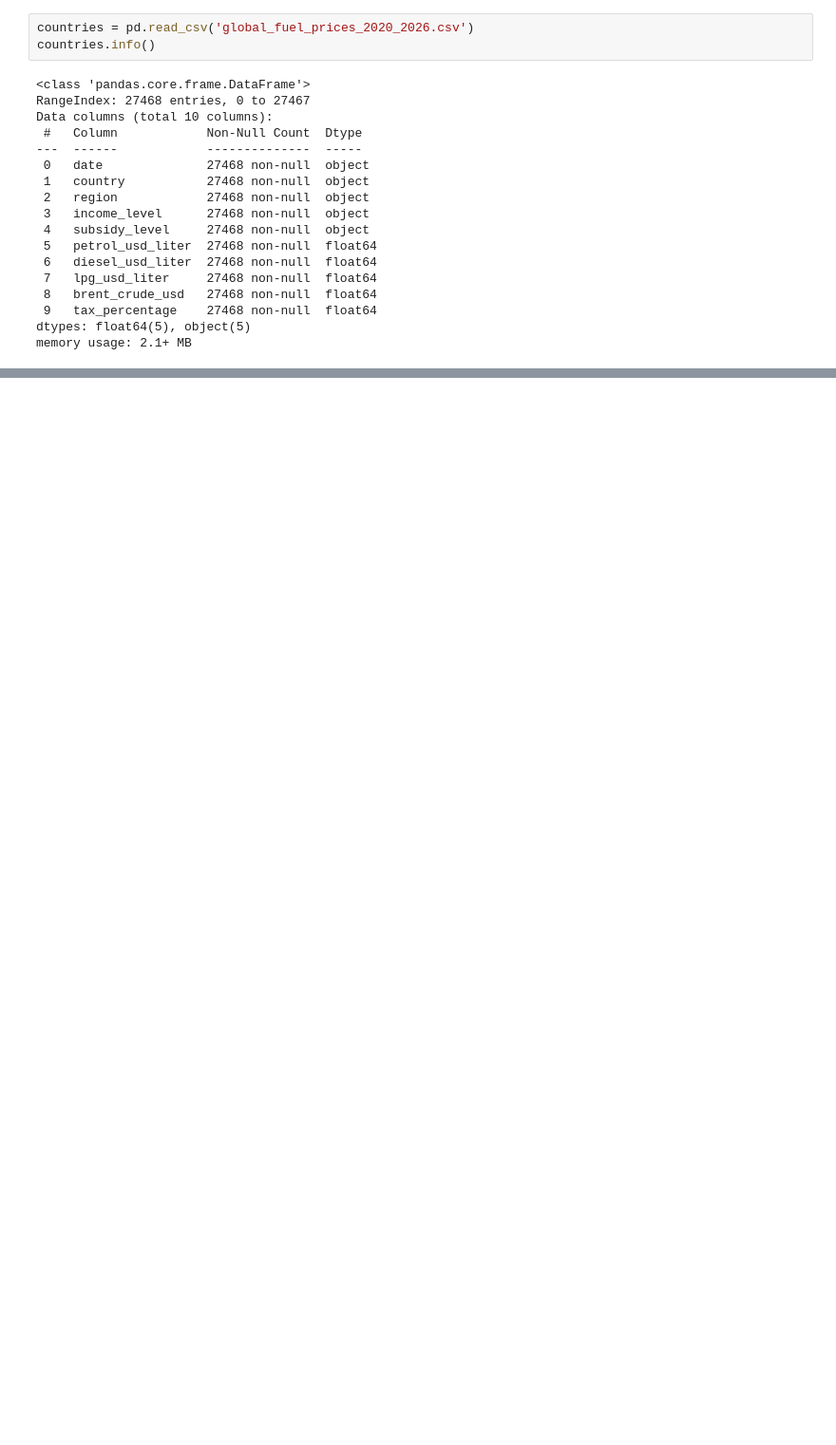
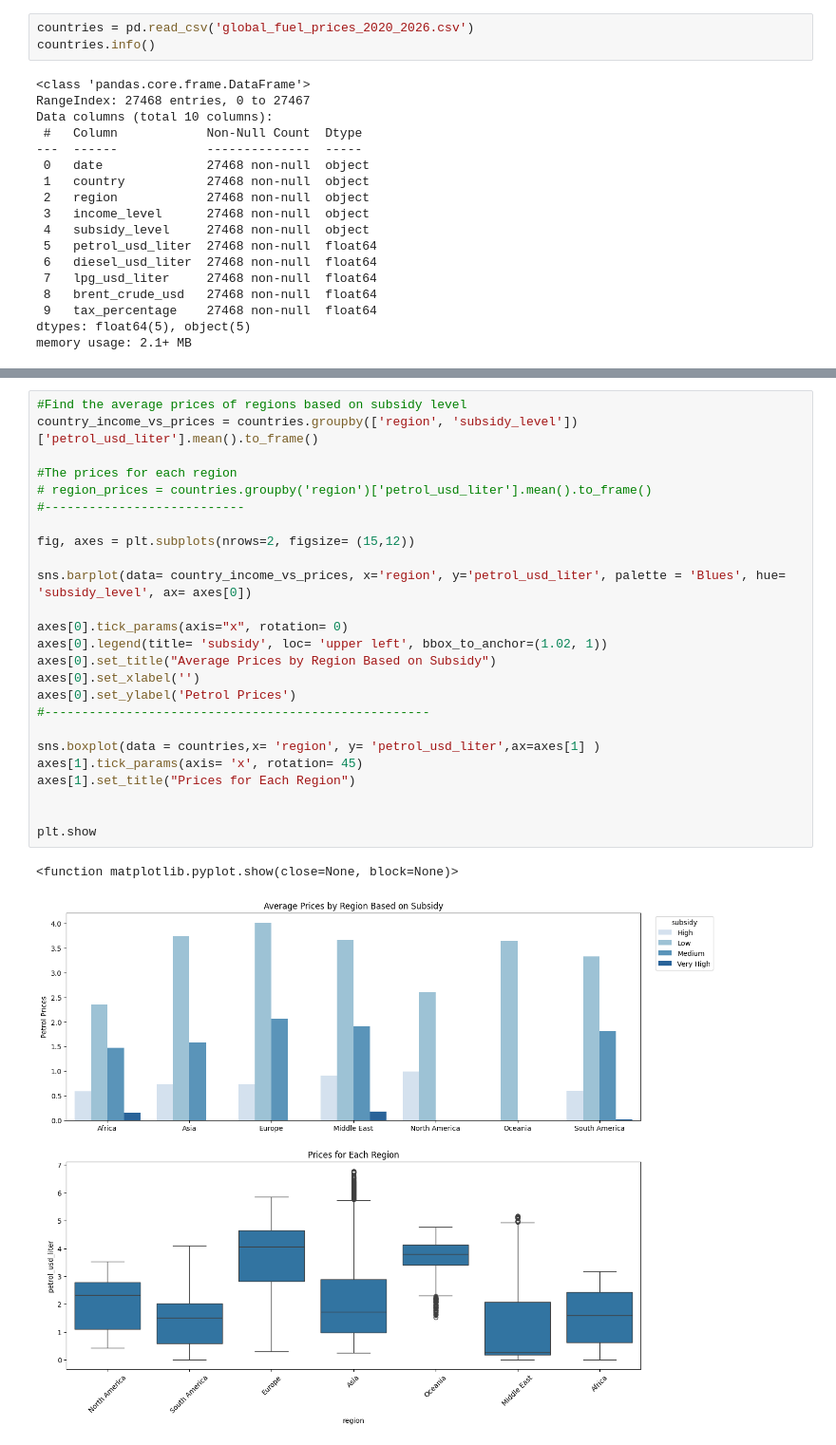
Before and after one commit to fa7hmed12121-eng/analyzing-fuel-prices, a Jupyter notebook: dates_figure.ipynb, the cells around one changed output, grey strips where cells are left out. Shown at 95% size. Saved outputs shown, nothing was run; the diff lists cells and outputs as text; blank space fills up the shorter version.

```diff
--- a/dates_figure.ipynb
+++ b/dates_figure.ipynb
@@ -41,0 +163,28 @@ Region['North America' 'South America' 'Europe' 'Asia' 'Oceania' 'Middle East'
+# %%
+#Find the average prices of regions based on subsidy level
+country_income_vs_prices = countries.groupby(['region', 'subsidy_level'])['petrol_usd_liter'].mean().to_frame()
+
+#The prices for each region
+# region_prices = countries.groupby('region')['petrol_usd_liter'].mean().to_frame()
+#---------------------------
+
+fig, axes = plt.subplots(nrows=2, figsize= (15,12))
+
+sns.barplot(data= country_income_vs_prices, x='region', y='petrol_usd_liter', palette = 'Blues', hue=  'subsidy_level', ax= axes[0])
+
+axes[0].tick_params(axis="x", rotation= 0)
+axes[0].legend(title= 'subsidy', loc= 'upper left', bbox_to_anchor=(1.02, 1))
+axes[0].set_title("Average Prices by Region Based on Subsidy")
+axes[0].set_xlabel('')
+axes[0].set_ylabel('Petrol Prices')
+#----------------------------------------------------
+
+sns.boxplot(data = countries,x= 'region', y= 'petrol_usd_liter',ax=axes[1] )
+axes[1].tick_params(axis= 'x', rotation= 45)
+axes[1].set_title("Prices for Each Region")
+
+
+plt.show
+# %% [output]
+<function matplotlib.pyplot.show(close=None, block=None)>
+[figure, added]
```
Also changed, not shown: parts of 10 cells of this notebook, 1 other file.
